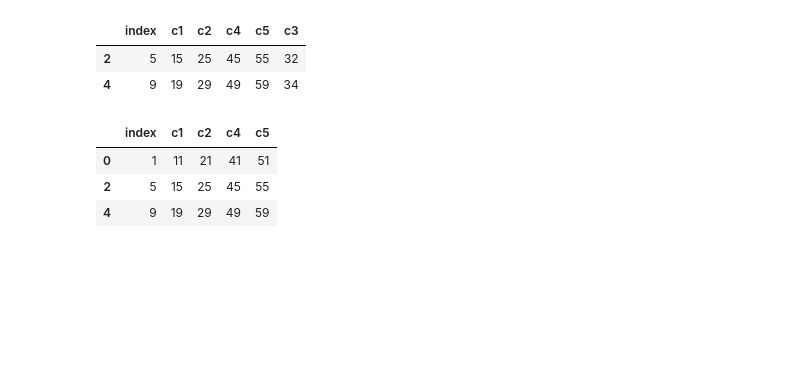
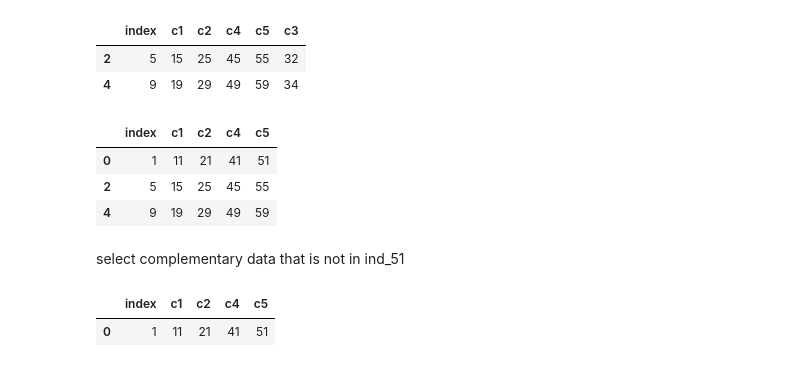
Before and after one commit to atzzom/datasc, a Jupyter notebook: indexing.ipynb, the cells around one changed output. Cells and saved outputs as stored; diff of their text form; code cells hidden in the pictures; blank space fills up the shorter version.

Commit message:
005 exercises on pivot table

```diff
--- a/indexing.ipynb
+++ b/indexing.ipynb
@@ -294,6 +294,11 @@ ind
 | 0 | 1 | 11 | 21 | 41 | 51 |
 | 2 | 5 | 15 | 25 | 45 | 55 |
 | 4 | 9 | 19 | 29 | 49 | 59 |
+# %% [markdown]
+select complementary data that is not in ind_51
 # %%
 ind_15 = ind[~ind.index.isin(ind_51.index)]
-ind_
+ind_15
+# %% [output]
+|  | index | c1 | c2 | c4 | c5 |
+| 0 | 1 | 11 | 21 | 41 | 51 |
```
Also changed, not shown: 2 other files.
